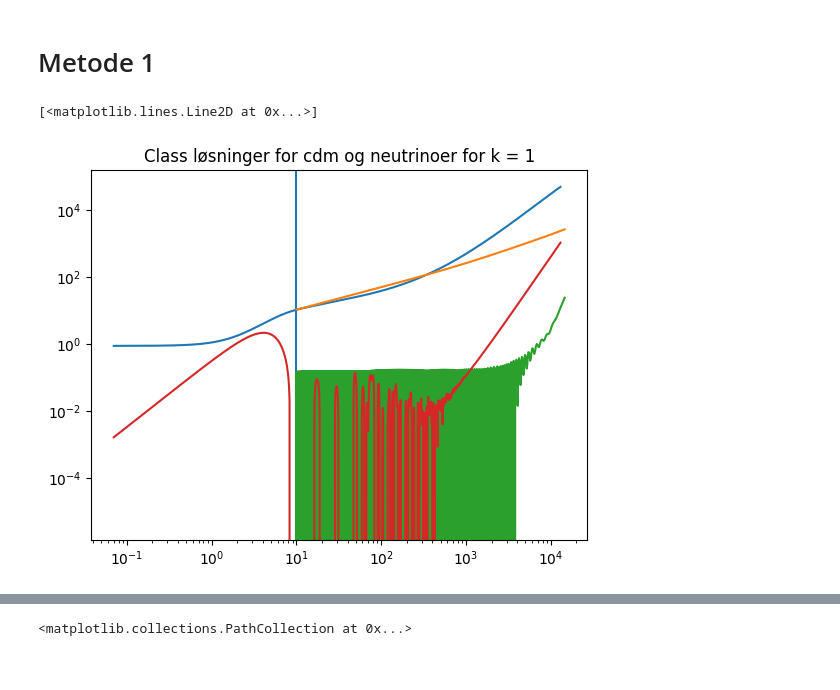
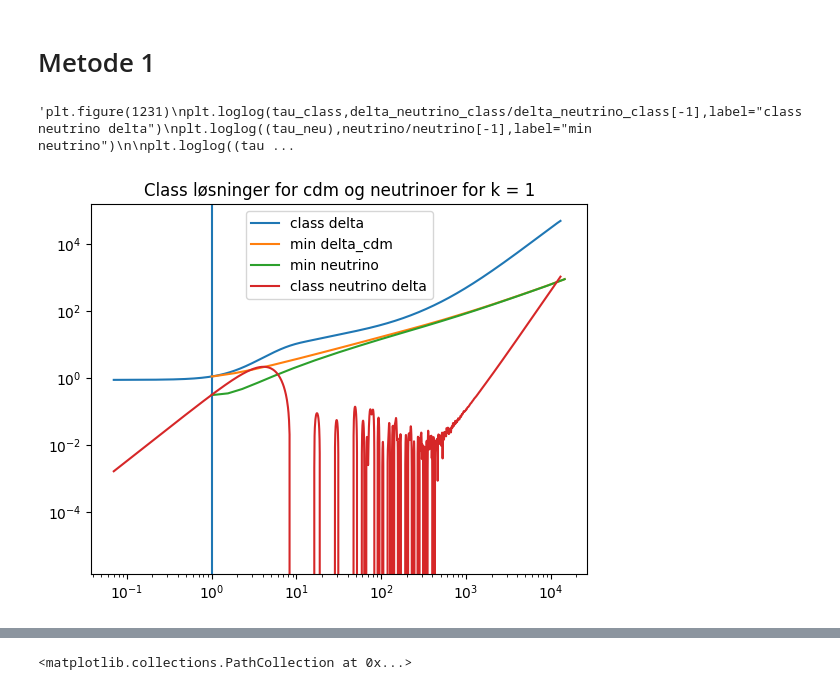
Before and after one commit to eriksteenberg/Power-spectrum-Test, a Jupyter notebook: cdm_cs_simulering-Copy1.ipynb, the cells around one changed output, grey strips where cells are left out. Cells and saved outputs as stored; diff of their text form; code cells hidden in the pictures.

```diff
--- a/cdm_cs_simulering-Copy1.ipynb
+++ b/cdm_cs_simulering-Copy1.ipynb
@@ -143,10 +167,6 @@ plt.title("Class løsninger for cdm og neutrinoer for k = %s" %k)
 # %% [markdown]
 # Metode 1
 # %%
-plt.loglog(tau_class,-delta_class,label="class delta")
-plt.axvline(T_ini)
-
-plt.title("Class løsninger for cdm og neutrinoer for k = %s" %k)
 
 def cdm_solve(t,y):
     delta     = y[0]
@@ -169,7 +189,7 @@ delta_interp = scipy.interpolate.interp1d(tau_e,delta_cdm)
 #plt.axvline(a_interp(T_ini))
 
 
-def neutrino_solve(t,y,k,mv):
+def neutrino_solve(t,y,k,mv,factor):
     delta     = y[0]
     theta     = y[1]
     a = a_interp(t)
@@ -177,19 +197,36 @@ def neutrino_solve(t,y,k,mv):
     d_delta   = - theta
     nabla2phi = (3/2) * H(a)**2 * Omega_M * delta_cdm * a**2
 
-    d_theta   = - H(a) * theta *a - nabla2phi + k*k * cs(a,mv)**2 * delta
+    d_theta   = - H(a) * theta *a - nabla2phi + k*k * cs(a,mv,factor)**2 * delta
     #print([d_delta,d_theta])
     return [d_delta,d_theta]
 
 y0_neutrino = [delta_neutrino_init,theta_neutrino_init]
-
-sol_neutrino = sc.solve_ivp(neutrino_solve,t_span = t_span,y0 = y0_neutrino,args=(k,mv))
+factor =0#1.68
+sol_neutrino = sc.solve_ivp(neutrino_solve,t_span = t_span,y0 = y0_neutrino,args=(k,mv,factor))
 neutrino = sol_neutrino.y[0]
 tau_neu = sol_neutrino.t
-
-plt.loglog((tau_e),-delta_cdm)
-plt.loglog((tau_neu),-neutrino)
-plt.loglog(tau_class,-delta_neutrino_class,label="class neutrino delta")
-# %% [output]
-[<matplotlib.lines.Line2D at 0x...>]
-[figure, removed]
+# %%
+plt.loglog(tau_class,-delta_class,label="class delta")
+plt.axvline(T_ini)
+
+plt.title("Class løsninger for cdm og neutrinoer for k = %s" %k)
+
+plt.loglog((tau_e),-delta_cdm,label="min delta_cdm")#/delta_cdm[-1])
+plt.loglog((tau_neu),-neutrino,label= "min neutrino")#/neutrino[-1])
+plt.loglog(tau_class,-delta_neutrino_class,label="class neutrino delta")
+plt.legend()
+"""plt.figure(1231)
+plt.loglog(tau_class,delta_neutrino_class/delta_neutrino_class[-1],label="class neutrino delta")
+plt.loglog((tau_neu),neutrino/neutrino[-1],label="min neutrino")
+
+plt.loglog((tau_e),delta_cdm/delta_cdm[-1],label="min delta-cdm")
+plt.loglog(tau_class,delta_class/delta_class[-1],label="class delta_cdm")
+plt.axvline(T_ini)
+plt.legend()
+plt.title("Class løsninger for cdm og neutrinoer for k = %s normaliseret" %k)
+
+plt.axvline(T_ini)"""
+# %% [output]
+'plt.figure(1231)\nplt.loglog(tau_class,delta_neutrino_class/delta_neutrino_class[-1],label="class neutrino delta")\nplt.loglog((tau_neu),neutrino/neutrino[-1],label="min neutrino")\n\nplt.loglog((tau ...
+[figure, added]
```
Also changed, not shown: parts of 25 cells of this notebook, 1 other file.
